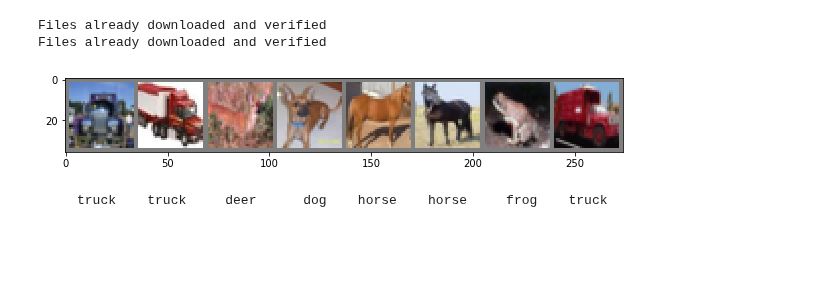
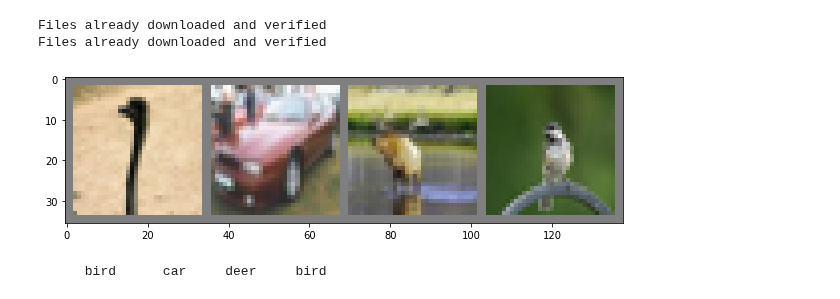
Before and after one commit to Brucknem-TUMProjects/Generalization-Ideas-in-Deep-Learning, a Jupyter notebook: Code/Testing.ipynb, the cells around one changed output. Saved outputs shown, nothing was run; the diff lists cells and outputs as text; code cells hidden in the pictures; blank space fills up the shorter version.

```diff
--- a/Code/Testing.ipynb
+++ b/Code/Testing.ipynb
@@ -26,16 +26,18 @@ import data_loader
 # %%
 batch_size = 64
 
-trainloader = data_loader.get_CIFAR10_trainset_loader(batch_size=batch_size)
+trainloader = data_loader.get_CIFAR10_trainset_loader(batch_size=4, subset_indices=[i for i in range(100)])
+
+#trainloader = data_loader.get_CIFAR10_trainset_loader(batch_size=batch_size, subset_indices=[i for i in range(100)])
 testloader = data_loader.get_CIFAR10_testset_loader(batch_size=batch_size)
 classes = data_loader.get_CIFAR10_classes()
 
 data_visualization.show_samples(trainloader, classes)
 # %% [output]
 Files already downloaded and verified
 Files already downloaded and verified
-[figure, old version]
+[figure, new version]
-     truck    truck     deer      dog    horse    horse     frog    truck
+      bird      car     deer     bird
 # %%
 net = ExampleNet()
 #net = models.vgg16(pretrained=True)
```
Also changed, not shown: parts of 5 cells of this notebook, 2 other files.
